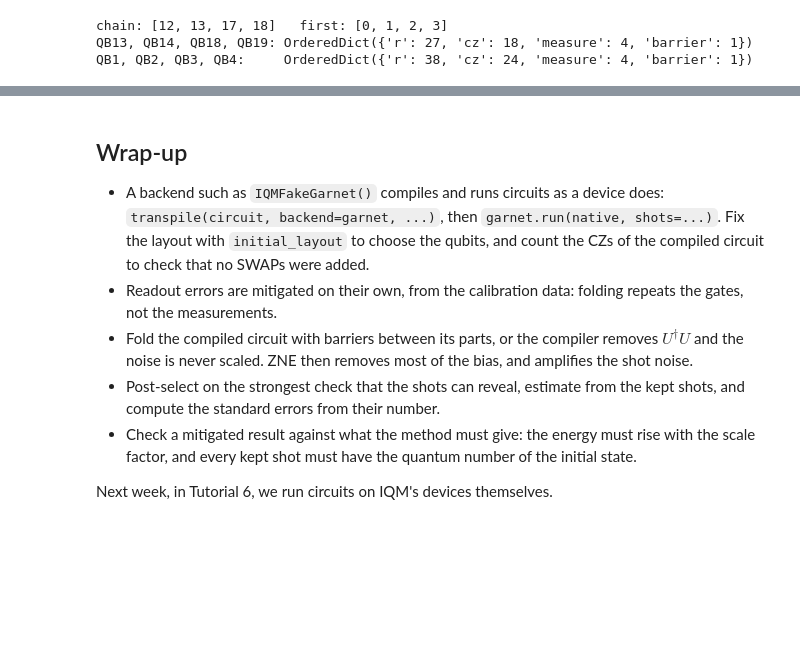
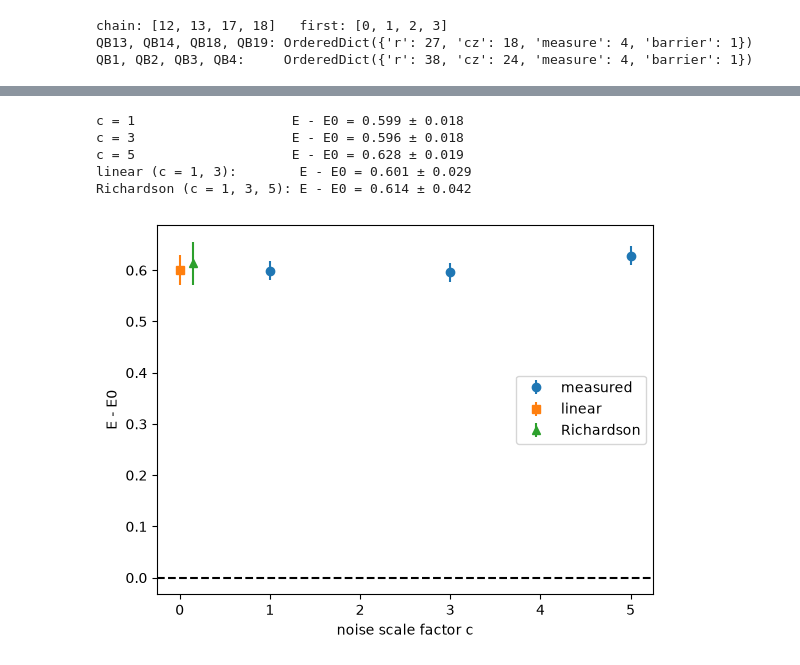
Before and after one commit to StefanoPolla/course-testing, a Jupyter notebook: tutorials/tutorial-05/T5-mitigation_qiskit_solutions.ipynb, the cells around one changed output, grey strips where cells are left out. Saved outputs shown, nothing was run; the diff lists cells and outputs as text; code cells hidden in the pictures; blank space fills up the shorter version.

```diff
--- a/tutorials/tutorial-05/T5-mitigation_qiskit_solutions.ipynb
+++ b/tutorials/tutorial-05/T5-mitigation_qiskit_solutions.ipynb
@@ -298,9 +275,6 @@ and with readout mitigation, and print each estimate minus $E_0$ with its standa
 # %%
-chain = [12, 13, 17, 18]          # QB13, QB14, QB18, QB19, as in A2
 # BEGIN SOLUTION
-energy, error = garnet_energy(state_circuit, 10_000, chain, mitigate_readout=False)
-print("without readout mitigation: E - E0 =", round(energy - E0, 3), "±", round(error, 3))
-energy, error = garnet_energy(state_circuit, 10_000, chain, mitigate_readout=True)
-print("with readout mitigation:    E - E0 =", round(energy - E0, 3), "±", round(error, 3))
+energy, error = garnet_energy(state_circuit, 10_000, chain)
+print("E - E0 =", round(energy - E0, 3), "±", round(error, 3))
 # END SOLUTION
 # %% [output]
@@ -786,18 +484,51 @@ middle qubit at t = 1.0 : noisy 0.259 ± 0.0069   post-selected 0.158 ± 0.0084
-# %% [markdown]
-## Wrap-up
-
-- A backend such as `IQMFakeGarnet()` compiles and runs circuits as a device does:
-  `transpile(circuit, backend=garnet, ...)`, then `garnet.run(native, shots=...)`. Fix the layout with
-  `initial_layout` to choose the qubits, and count the CZs of the compiled circuit to check that no
-  SWAPs were added.
-- Readout errors are mitigated on their own, from the calibration data: folding repeats the gates,
-  not the measurements.
-- Fold the compiled circuit with barriers between its parts, or the compiler removes
-  $U^\dagger U$ and the noise is never scaled. ZNE then removes most of the bias, and amplifies the
-  shot noise.
-- Post-select on the strongest check that the shots can reveal, estimate from the kept shots, and
-  compute the standard errors from their number.
-- Check a mitigated result against what the method must give: the energy must rise with the scale
-  factor, and every kept shot must have the quantum number of the initial state.
-
-Next week, in Tutorial 6, we run circuits on IQM's devices themselves.
+# %%
+# ZNE of the energy on the model of Garnet. This cell contains two conceptual mistakes.
+shots = 10_000
+scale_factors = [1, 3, 5]
+
+
+def fold(circuit, scale_factor):
+    """The circuit U folded into U (U^dagger U)^k, with scale_factor = 2k + 1."""
+    folded = circuit.copy()
+    for _ in range((scale_factor - 1) // 2):
+        folded.compose(circuit.inverse(), inplace=True)
+        folded.compose(circuit, inplace=True)
+    return folded
+
+
+native = transpile(state_circuit, basis_gates=["r", "cz"], optimization_level=1)   # step 1
+energies, standard_errors = [], []
+for c in scale_factors:
+    # Folding scales all the noise of the circuit, readout errors included, so the extrapolation
+    # to c = 0 removes the readout errors too: garnet_energy is enough, without readout mitigation.
+    energy, error = garnet_energy(fold(native, c), shots, chain)
+    energies.append(energy)
+    standard_errors.append(error)
+
+E1, E3, E5 = energies
+s1, s3, s5 = standard_errors
+linear = (3 * E1 - E3) / 2                                   # through c = 1, 3
+linear_error = np.sqrt((3 / 2 * s1)**2 + (1 / 2 * s3)**2)
+richardson = (15 * E1 - 10 * E3 + 3 * E5) / 8               # through c = 1, 3, 5
+richardson_error = np.sqrt((15 / 8 * s1)**2 + (10 / 8 * s3)**2 + (3 / 8 * s5)**2)
+
+for c, energy, error in zip(scale_factors, energies, standard_errors):
+    print("c =", c, "                   E - E0 =", round(energy - E0, 3), "±", round(error, 3))
+print("linear (c = 1, 3):        E - E0 =", round(linear - E0, 3), "±", round(linear_error, 3))
+print("Richardson (c = 1, 3, 5): E - E0 =", round(richardson - E0, 3), "±", round(richardson_error, 3))
+
+plt.errorbar(scale_factors, np.array(energies) - E0, yerr=standard_errors, fmt="o", label="measured")
+plt.errorbar([0], [linear - E0], yerr=[linear_error], fmt="s", label="linear")
+plt.errorbar([0.15], [richardson - E0], yerr=[richardson_error], fmt="^", label="Richardson")
+plt.axhline(0, color="black", linestyle="--")
+plt.xlabel("noise scale factor c")
+plt.ylabel("E - E0")
+plt.legend()
+plt.show()
+# %% [output]
+c = 1                    E - E0 = 0.599 ± 0.018
+c = 3                    E - E0 = 0.596 ± 0.018
+c = 5                    E - E0 = 0.628 ± 0.019
+linear (c = 1, 3):        E - E0 = 0.601 ± 0.029
+Richardson (c = 1, 3, 5): E - E0 = 0.614 ± 0.042
+[figure, added]
```
Also changed, not shown: parts of 36 cells of this notebook, 1 other file.
